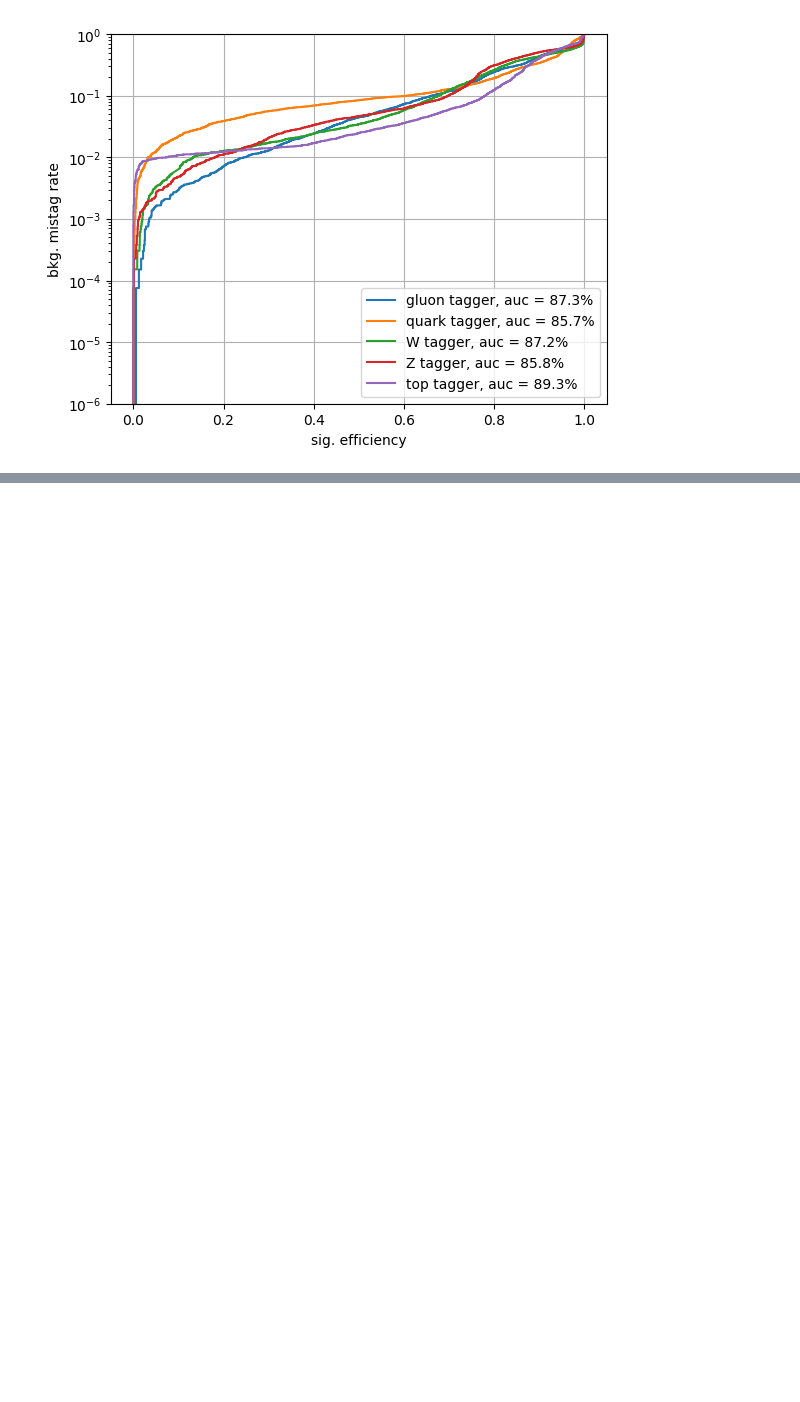
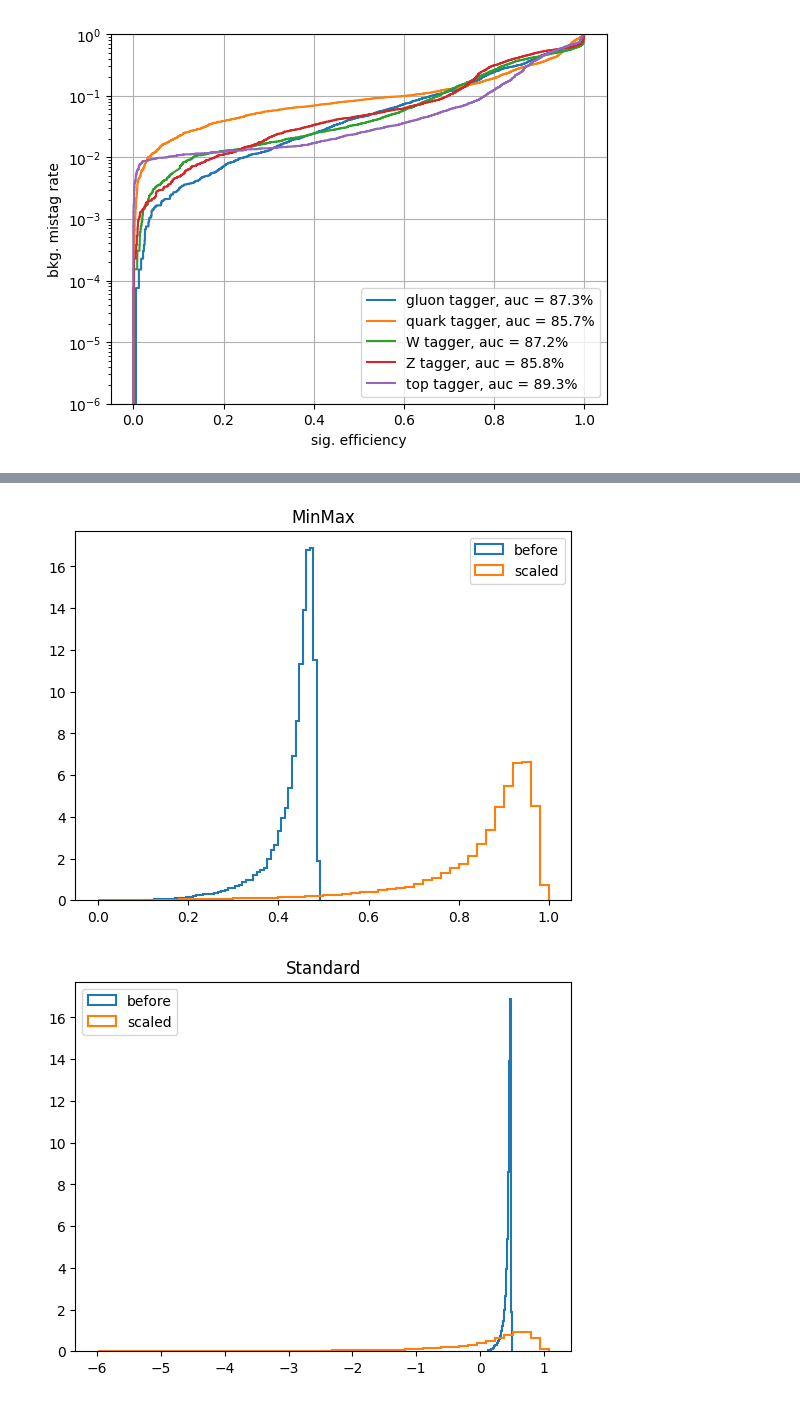
Before and after one commit to fran-scala/ML_course_Pavia_23, a Jupyter notebook: neural-networks/2.JetTaggingMLP.ipynb, the cells around one changed output, grey strips where cells are left out. Saved outputs shown, nothing was run; the diff lists cells and outputs as text; code cells hidden in the pictures; blank space fills up the shorter version.

```diff
--- a/neural-networks/2.JetTaggingMLP.ipynb
+++ b/neural-networks/2.JetTaggingMLP.ipynb
@@ -239,0 +258,16 @@ plt.show()
+# %%
+calers = ['MinMax', 'Standard']
+feature = 1
+for i,scaler in enumerate([preprocessing.MinMaxScaler(),preprocessing.StandardScaler()]):
+
+  X_train_scaled = scaler.fit_transform(X_train)
+  X_val_scaled = scaler.transform(X_val)
+
+  plt.figure()
+  plt.title(scalers[i])
+  plt.hist(X_train[:,feature], 50, density=True, histtype='step', fill=False, linewidth=1.5, label='before')
+  plt.hist(X_train_scaled[:,feature], 50, density=True, histtype='step', fill=False, linewidth=1.5, label='scaled')
+  plt.legend()
+# %% [output]
+[figure, added]
+[figure, added]
```
Also changed, not shown: parts of 4 cells of this notebook.
